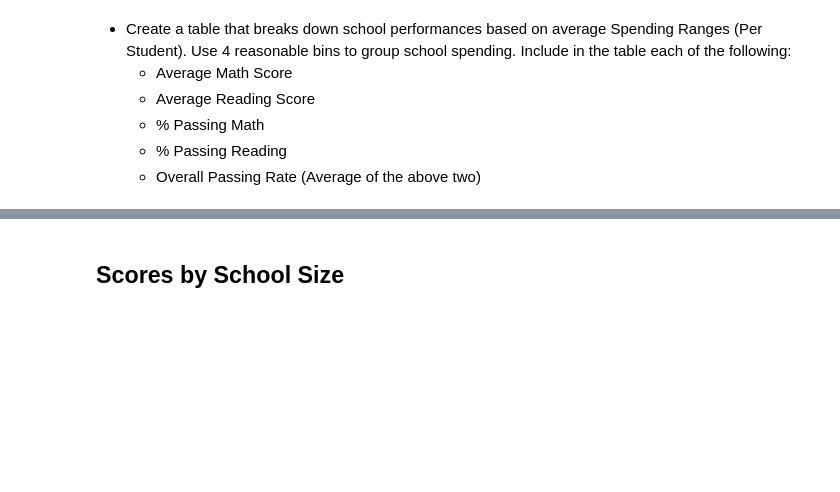
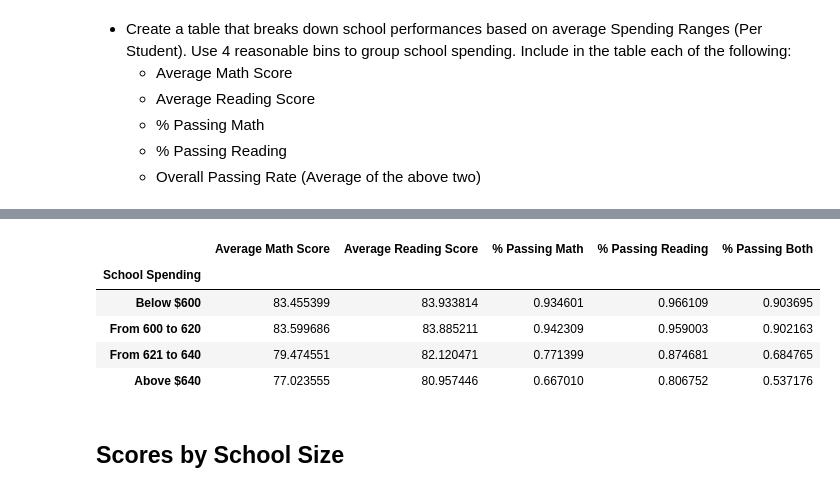
Before and after one commit to ajhibshman/pandas_challenge, a Jupyter notebook: pycityschools/PyCitySchools_starter.ipynb, the cells around one changed output, grey strips where cells are left out. Drawn from its saved outputs; the diff is of its cells as text; code cells hidden in the pictures; blank space fills up the shorter version.

```diff
--- a/pycityschools/PyCitySchools_starter.ipynb
+++ b/pycityschools/PyCitySchools_starter.ipynb
@@ -293,3 +294,28 @@ reading_by_grade.head()
+# %%
+#create bins
+bins = [0, 599.9, 619.9, 639.9, 700]
+
+# Create the names for the bins
+group_names = ["Below $600", "From 600 to 620", "From 621 to 640", "Above $640"]
+
+# bin schools and add column to school summary df
+School_Summary5_df=School_Summary2_df
+School_Summary5_df["School Spending"] = pd.cut(School_Summary5_df["Budget per Student"], bins, labels=group_names, include_lowest=True)
+
+#group by bins
+School_Summary5_df = School_Summary5_df.groupby("School Spending")
+School_Budget=School_Summary5_df.mean()
+School_Budget=School_Budget[["Average Math Score","Average Reading Score","% Passing Math","% Passing Reading","% Passing Both"]]
+School_Budget
+
+#Format
+# %% [output]
+|  | Average Math Score | Average Reading Score | % Passing Math | % Passing Reading | % Passing Both |
+| School Spending |  |  |  |  |  |
+| Below $600 | 83.455399 | 83.933814 | 0.934601 | 0.966109 | 0.903695 |
+| From 600 to 620 | 83.599686 | 83.885211 | 0.942309 | 0.959003 | 0.902163 |
+| From 621 to 640 | 79.474551 | 82.120471 | 0.771399 | 0.874681 | 0.684765 |
+| Above $640 | 77.023555 | 80.957446 | 0.667010 | 0.806752 | 0.537176 |
 # %% [markdown]
 ## Scores by School Size
 # %% [markdown]
```
Also changed, not shown: parts of 8 cells of this notebook.
